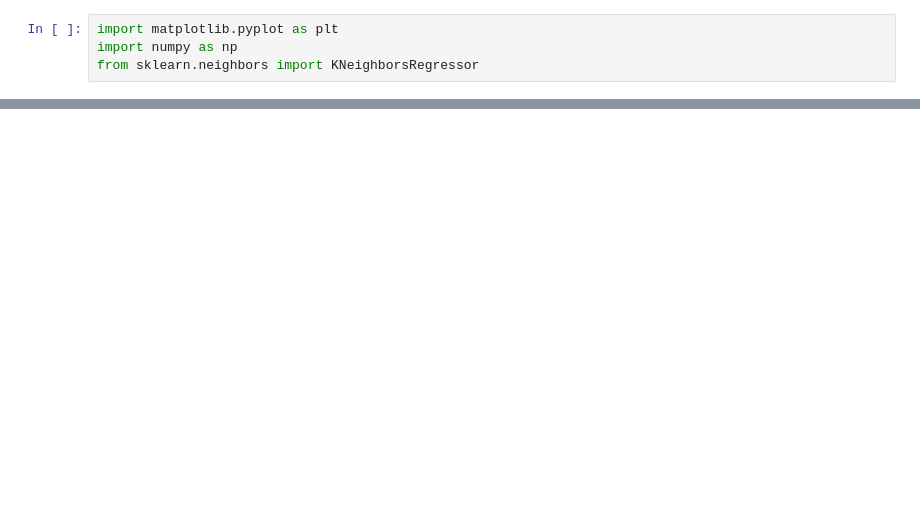
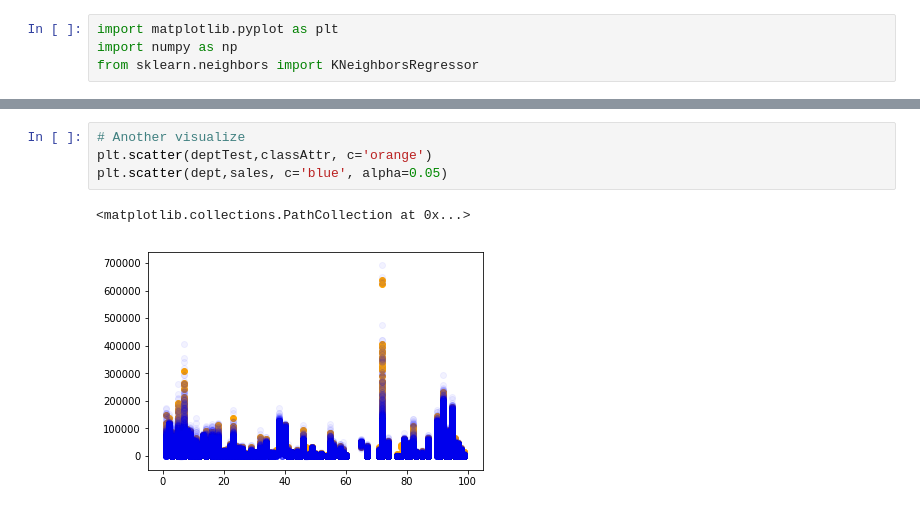
Before and after one commit to ironpass/walmart_ml, a Jupyter notebook: walmart.ipynb, the cells around one changed output, grey strips where cells are left out. Cells and saved outputs as stored; diff of their text form; blank space fills up the shorter version.

```diff
--- a/walmart.ipynb
+++ b/walmart.ipynb
@@ -72,0 +80,7 @@ plt.scatter(date,sales, s=1.0)
+# %%
+# Another visualize
+plt.scatter(deptTest,classAttr, c='orange')
+plt.scatter(dept,sales, c='blue', alpha=0.05)
+# %% [output]
+<matplotlib.collections.PathCollection at 0x...>
+[figure, added]
```
Also changed, not shown: parts of 7 cells of this notebook, 3 other files.
